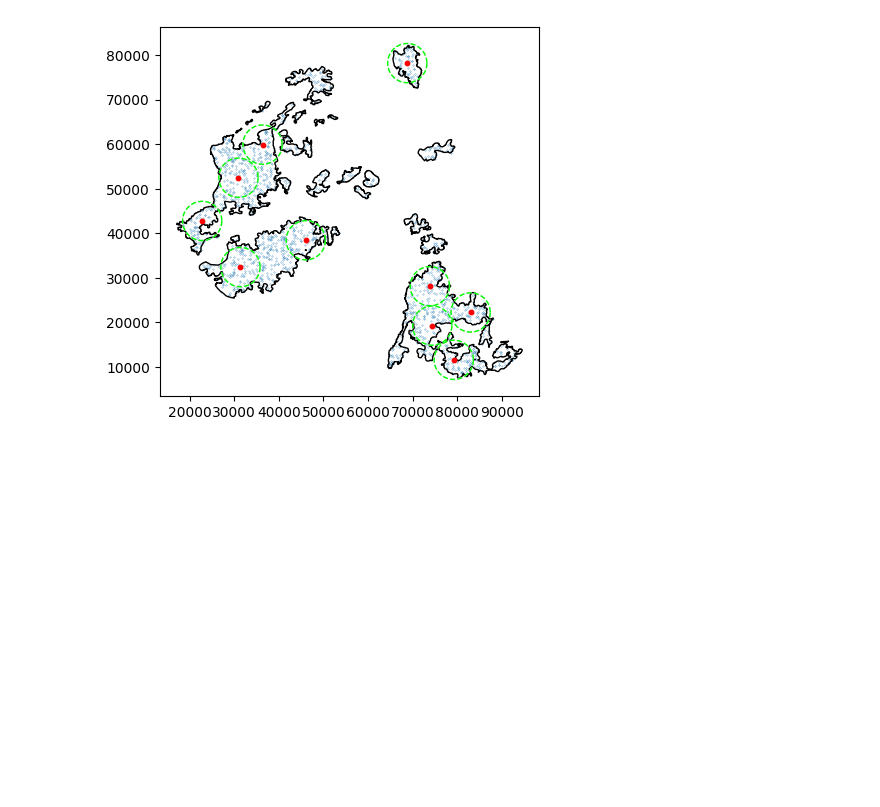
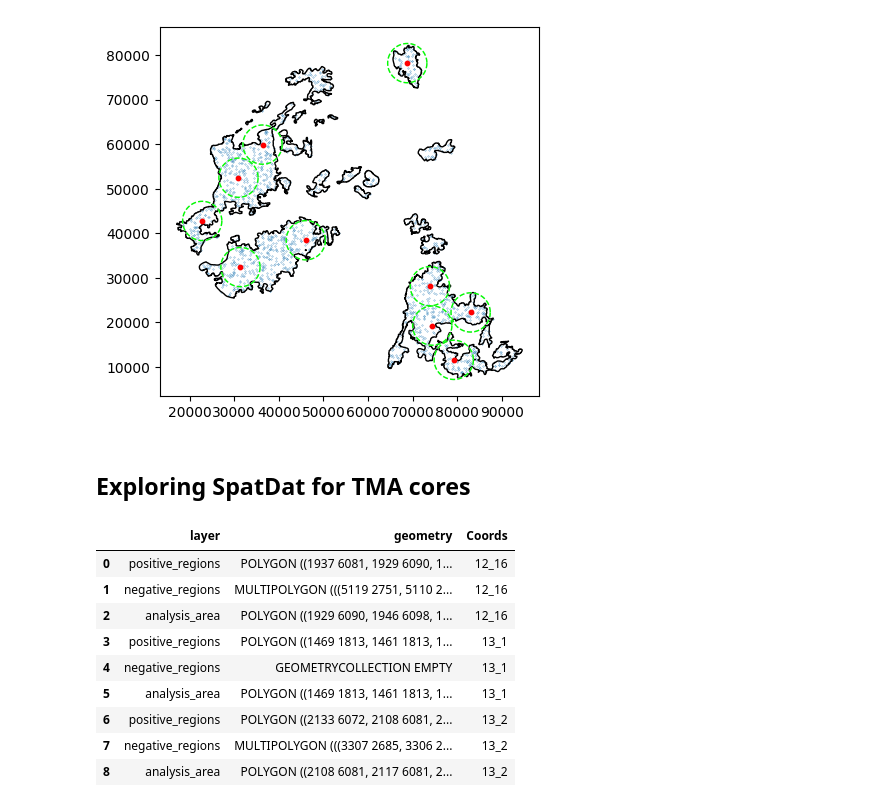
Before and after one commit to M-Fotheringham/Whole-Slide_vs_TMA_Sampling, a Jupyter notebook: src/SimuSamp/scripts/SpatDat_Test.ipynb, the cells around one changed output. Cells and saved outputs as stored; diff of their text form; code cells hidden in the pictures; blank space fills up the shorter version.

```diff
--- a/src/SimuSamp/scripts/SpatDat_Test.ipynb
+++ b/src/SimuSamp/scripts/SpatDat_Test.ipynb
@@ -135,3 +135,5 @@ sampled_cores.iloc[[idx]].plot(ax=plt.gca(), color="None", edgecolor="lime", lin
 # %% [output]
 <Axes: >
 [figure]
+# %% [markdown]
+## Exploring SpatDat for TMA cores
@@ -137,0 +142,13 @@ sampled_cores.iloc[[idx]].plot(ax=plt.gca(), color="None", edgecolor="lime", lin
+# %%
+spatdat.tma_annotation
+# %% [output]
+|  | layer | geometry | Coords |
+| 0 | positive_regions | POLYGON ((1937 6081, 1929 6090, 1... | 12_16 |
+| 1 | negative_regions | MULTIPOLYGON (((5119 2751, 5110 2... | 12_16 |
+| 2 | analysis_area | POLYGON ((1929 6090, 1946 6098, 1... | 12_16 |
+| 3 | positive_regions | POLYGON ((1469 1813, 1461 1813, 1... | 13_1 |
+| 4 | negative_regions | GEOMETRYCOLLECTION EMPTY | 13_1 |
+| 5 | analysis_area | POLYGON ((1469 1813, 1461 1813, 1... | 13_1 |
+| 6 | positive_regions | POLYGON ((2133 6072, 2108 6081, 2... | 13_2 |
+| 7 | negative_regions | MULTIPOLYGON (((3307 2685, 3306 2... | 13_2 |
+| 8 | analysis_area | POLYGON ((2108 6081, 2117 6081, 2... | 13_2 |
```
Also changed, not shown: parts of 3 cells of this notebook, 2 other files.
